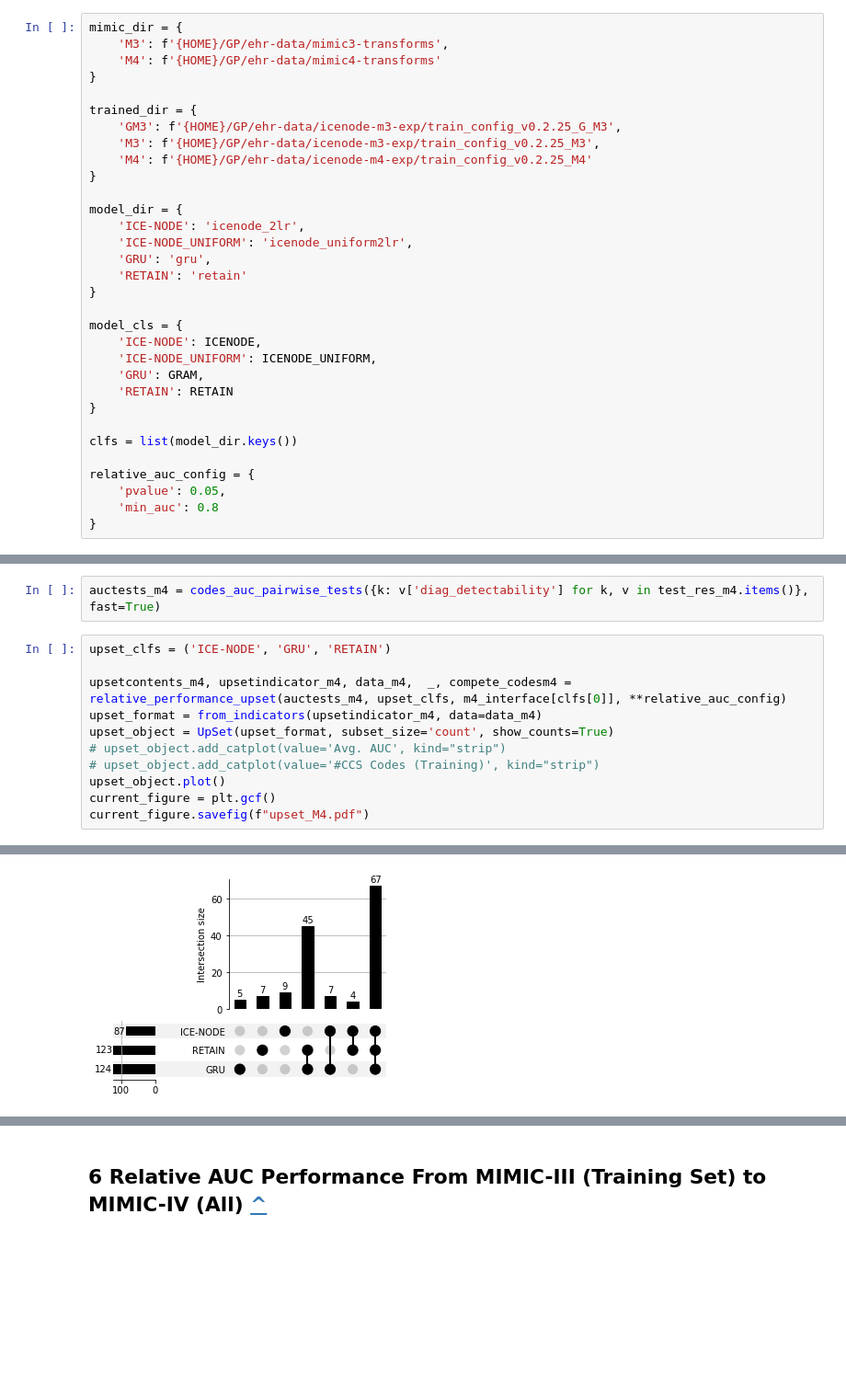
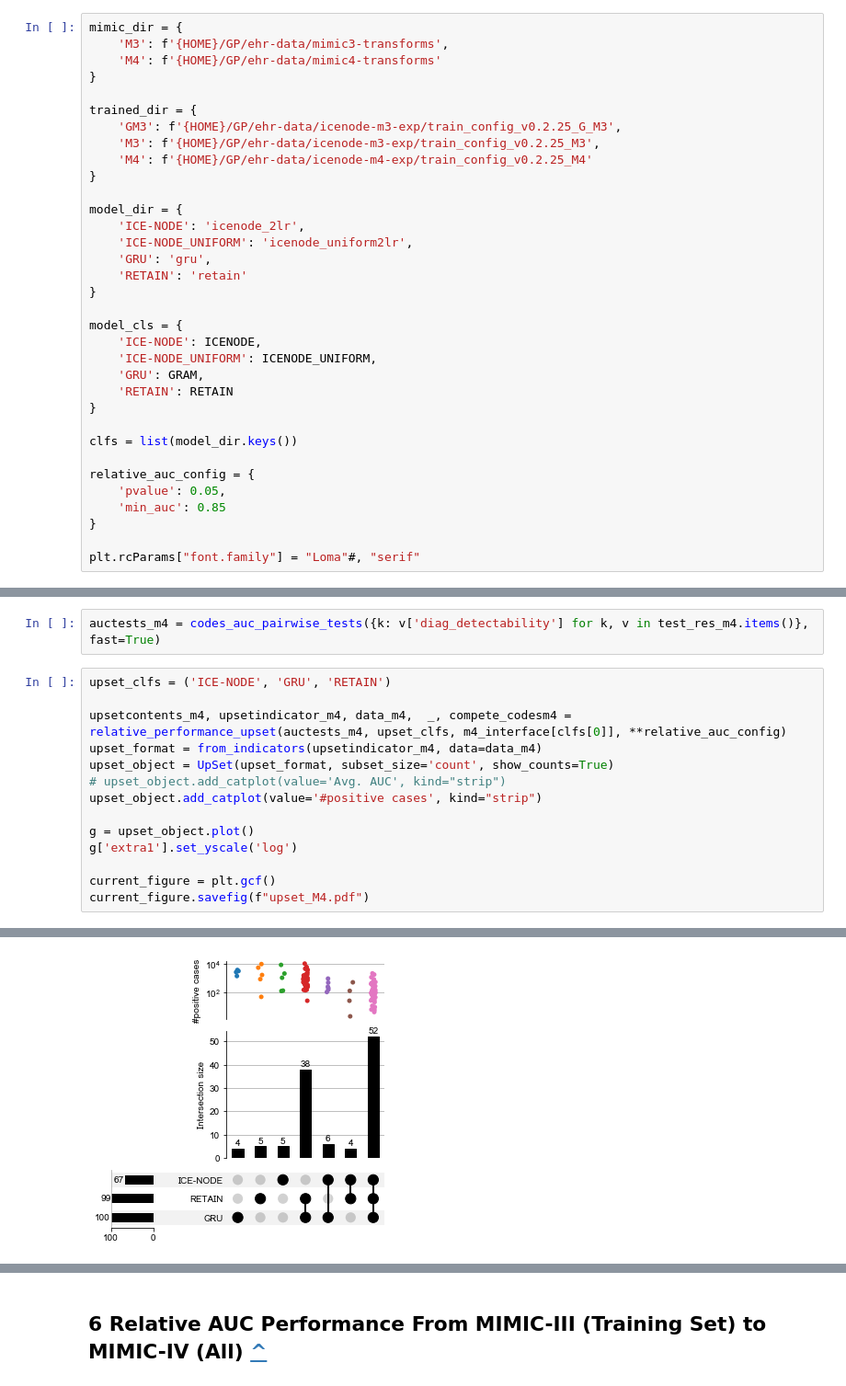
Before and after one commit to barahona-research-group/ICE-NODE, a Jupyter notebook: analysis/per_code_analysis.ipynb, the cells around one changed output, grey strips where cells are left out. Shown: that part at 92% size. Saved outputs shown, nothing was run; the diff lists cells and outputs as text; blank space fills up the shorter version.

```diff
--- a/analysis/per_code_analysis.ipynb
+++ b/analysis/per_code_analysis.ipynb
@@ -107,8 +107,10 @@ clfs = list(model_dir.keys())
 
 relative_auc_config = {
     'pvalue': 0.05,
-    'min_auc': 0.8
+    'min_auc': 0.85
 }
+
+plt.rcParams["font.family"] = "Loma"#, "serif"
 # %% [markdown]
 <a name="sece"></a>
 
@@ -638,8 +765,11 @@ upsetcontents_m4, upsetindicator_m4, data_m4,  _, compete_codesm4 = relative_per
 upset_format = from_indicators(upsetindicator_m4, data=data_m4)
 upset_object = UpSet(upset_format, subset_size='count', show_counts=True)
 # upset_object.add_catplot(value='Avg. AUC', kind="strip")
-# upset_object.add_catplot(value='#CCS Codes (Training)', kind="strip")
-upset_object.plot()
+upset_object.add_catplot(value='#positive cases', kind="strip")
+
+g = upset_object.plot()
+g['extra1'].set_yscale('log')
+
 current_figure = plt.gcf()
 current_figure.savefig(f"upset_M4.pdf")
 # %% [output]
@@ -647 +777 @@ current_figure.savefig(f"upset_M4.pdf")
-[figure, old version]
+[figure, new version]
```
Also changed, not shown: parts of 39 cells of this notebook, 12 other files.
